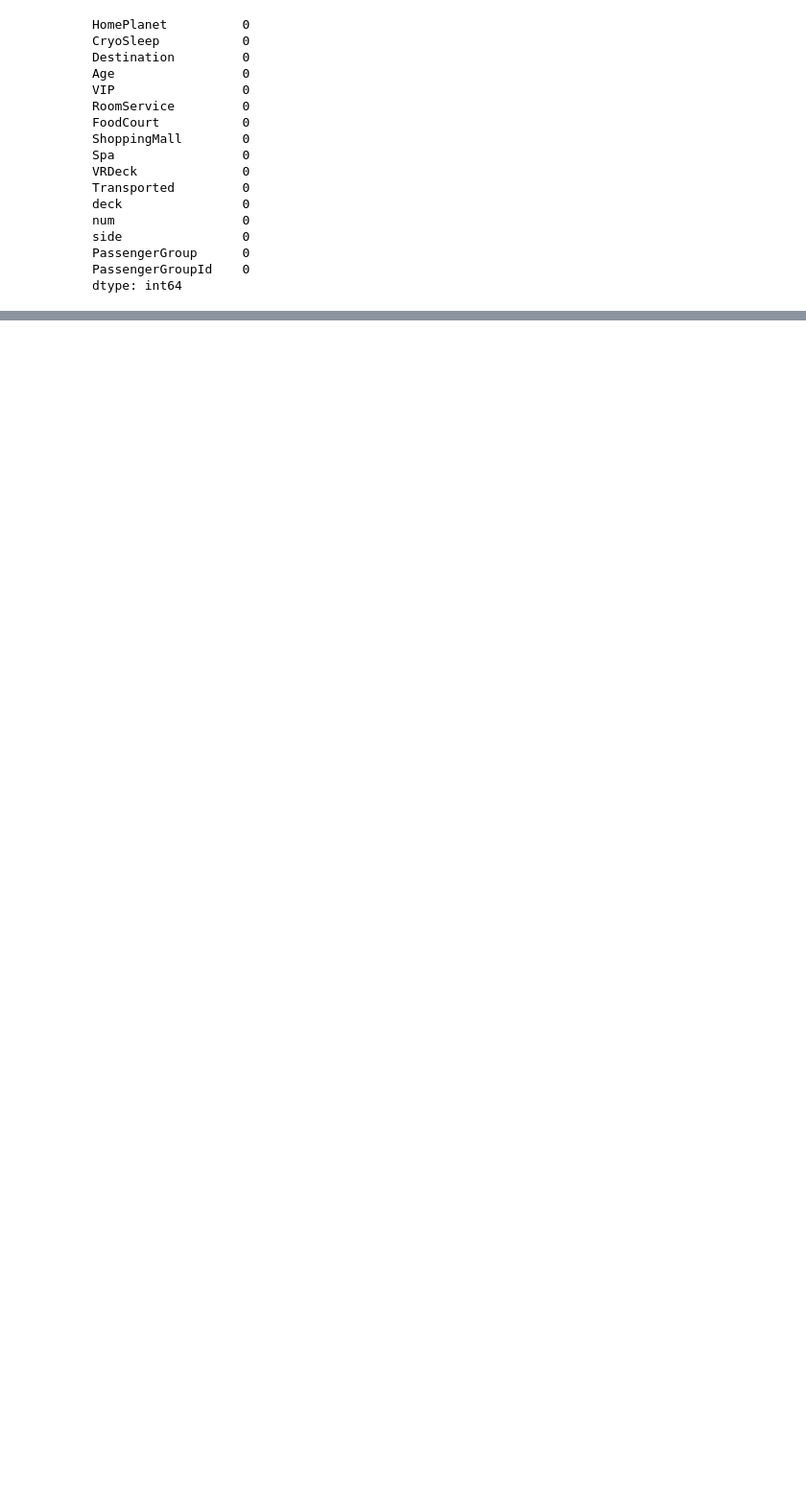
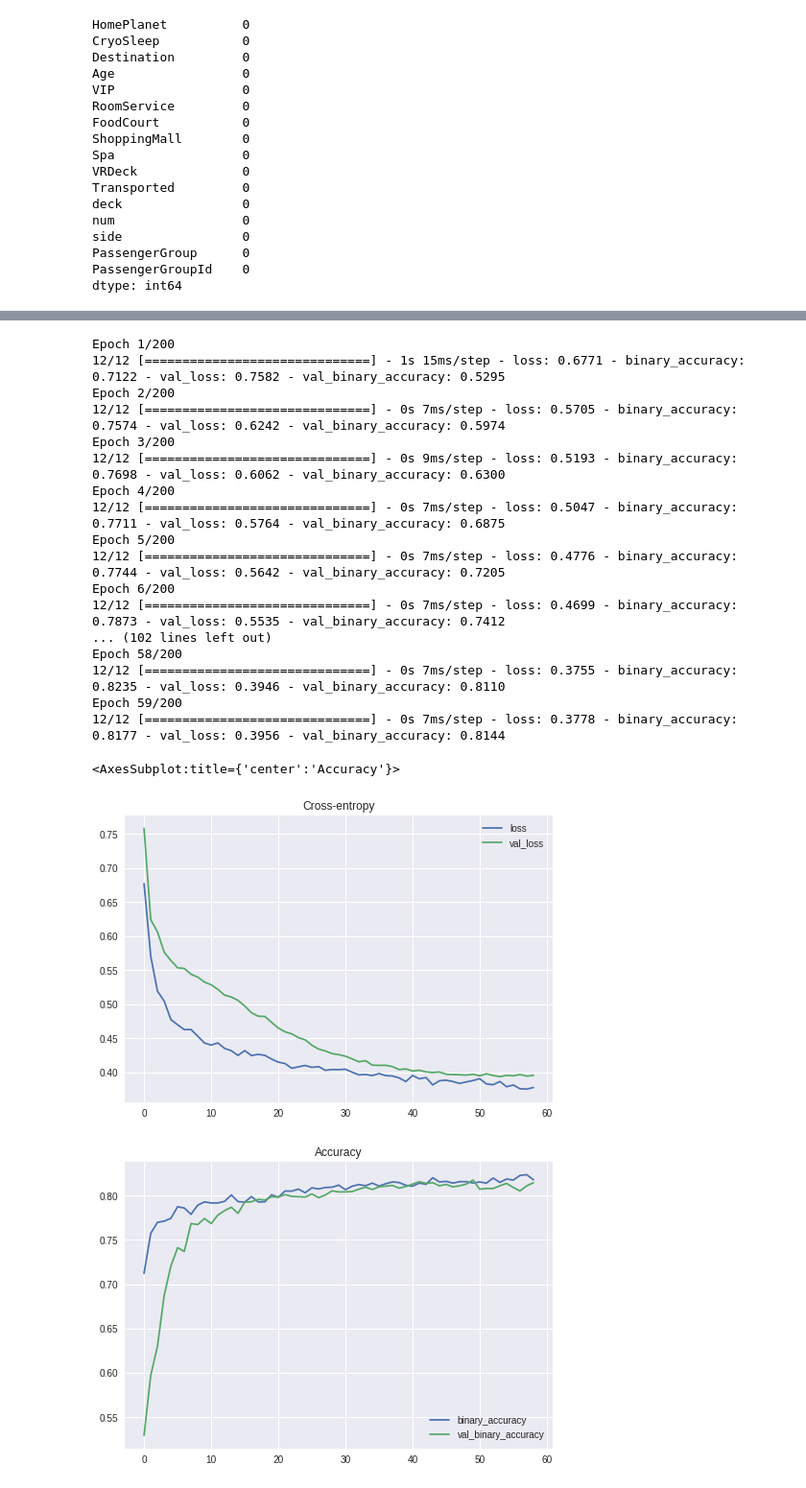
Before and after one commit to RodrigoSoares256/ClassificationProjects, a Jupyter notebook: SpaceshipTitanic/spaceshipTitanic.ipynb, the cells around one changed output, grey strips where cells are left out. Shown at 96% size. Saved outputs shown, nothing was run; the diff lists cells and outputs as text; code cells hidden in the pictures; blank space fills up the shorter version.

```diff
--- a/SpaceshipTitanic/spaceshipTitanic.ipynb
+++ b/SpaceshipTitanic/spaceshipTitanic.ipynb
@@ -449,0 +549,63 @@ help(sns.histplot)
+# %%
+X = train.drop('Transported', axis = 1)
+y = train['Transported']
+
+X_train, X_valid, y_train, y_valid = train_test_split(X,y, test_size=0.3)
+
+input_shape = [X.shape[1]]
+dropoutRatio = 0.5
+
+modelNN = keras.Sequential([
+    layers.BatchNormalization(input_shape = input_shape),
+    layers.Dense(512, activation='relu'),
+    layers.BatchNormalization(),
+    layers.Dropout(dropoutRatio),
+    layers.Dense(512, activation='relu'),
+    layers.BatchNormalization(),
+    layers.Dropout(dropoutRatio),
+    layers.Dense(1,activation='sigmoid')
+
+])
+
+modelNN.compile(optimizer='adam',
+    loss = 'binary_crossentropy',
+    metrics = ['binary_accuracy'])
+
+
+early_stopping = keras.callbacks.EarlyStopping(
+    patience=5,
+    min_delta=0.001,
+    restore_best_weights=True,
+)
+history = modelNN.fit(
+    X_train, y_train,
+    validation_data=(X_valid, y_valid),
+    batch_size=512,
+    epochs=200,
+    callbacks=[early_stopping],)
+
+
+history_df = pd.DataFrame(history.history)
+history_df.loc[:, ['loss', 'val_loss']].plot(title="Cross-entropy")
+history_df.loc[:, ['binary_accuracy', 'val_binary_accuracy']].plot(title="Accuracy")
+# %% [output]
+Epoch 1/200
+12/12 [==============================] - 1s 15ms/step - loss: 0.6771 - binary_accuracy: 0.7122 - val_loss: 0.7582 - val_binary_accuracy: 0.5295
+Epoch 2/200
+12/12 [==============================] - 0s 7ms/step - loss: 0.5705 - binary_accuracy: 0.7574 - val_loss: 0.6242 - val_binary_accuracy: 0.5974
+Epoch 3/200
+12/12 [==============================] - 0s 9ms/step - loss: 0.5193 - binary_accuracy: 0.7698 - val_loss: 0.6062 - val_binary_accuracy: 0.6300
+Epoch 4/200
+12/12 [==============================] - 0s 7ms/step - loss: 0.5047 - binary_accuracy: 0.7711 - val_loss: 0.5764 - val_binary_accuracy: 0.6875
+Epoch 5/200
+12/12 [==============================] - 0s 7ms/step - loss: 0.4776 - binary_accuracy: 0.7744 - val_loss: 0.5642 - val_binary_accuracy: 0.7205
+Epoch 6/200
+12/12 [==============================] - 0s 7ms/step - loss: 0.4699 - binary_accuracy: 0.7873 - val_loss: 0.5535 - val_binary_accuracy: 0.7412
+... (102 lines left out)
+Epoch 58/200
+12/12 [==============================] - 0s 7ms/step - loss: 0.3755 - binary_accuracy: 0.8235 - val_loss: 0.3946 - val_binary_accuracy: 0.8110
+Epoch 59/200
+12/12 [==============================] - 0s 7ms/step - loss: 0.3778 - binary_accuracy: 0.8177 - val_loss: 0.3956 - val_binary_accuracy: 0.8144
+<AxesSubplot:title={'center':'Accuracy'}>
+[figure, added]
+[figure, added]
```
Also changed, not shown: parts of 24 cells of this notebook, 1 other file.
